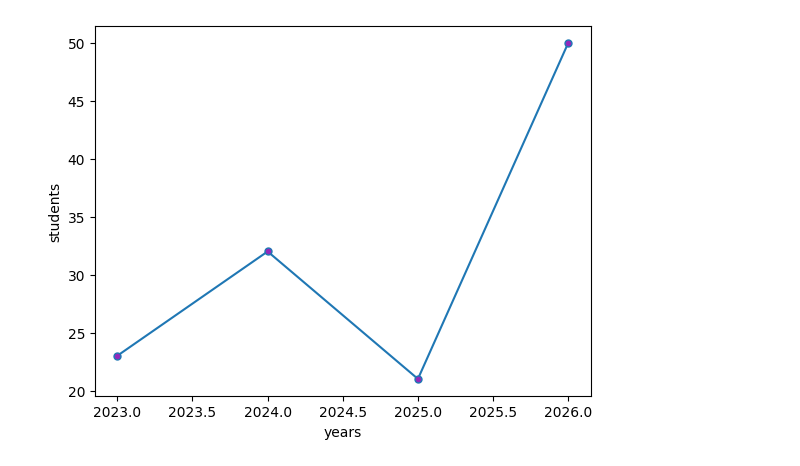
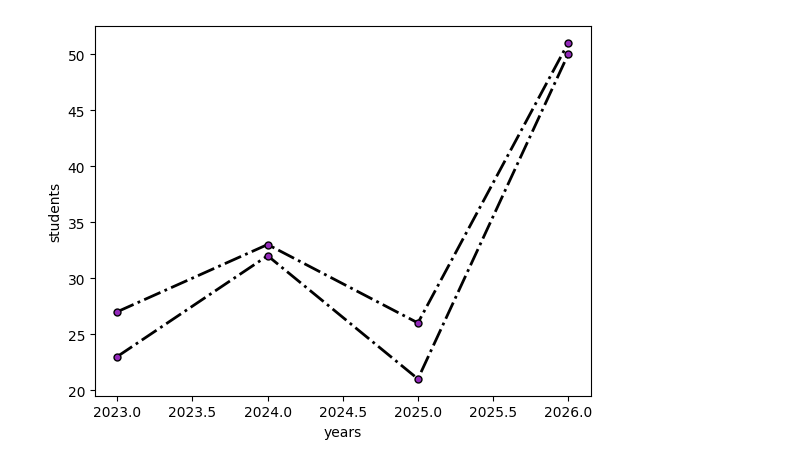
Before and after one commit to sameerdiwse/python-visualization, a Jupyter notebook: Matplotlib_Visualization_Code/Visualization_Practice.ipynb, the cells around one changed output. Cells and saved outputs as stored; diff of their text form; code cells hidden in the pictures.

Commit message:
pushing plot customizations

```diff
--- a/Matplotlib_Visualization_Code/Visualization_Practice.ipynb
+++ b/Matplotlib_Visualization_Code/Visualization_Practice.ipynb
@@ -4,15 +5,16 @@ import numpy as np
 # %%
 X = [2023, 2024, 2025, 2026]
-y = [23,32,21,50]
-
+y1 = [23,32,21,50]
+y2 = [27,33,26,51]
 XX=np.array(X)
-yy=np.array(y)
-
+yy1=np.array(y1)
+yy2=np.array(y2)
 plt.xlabel('years')
 plt.ylabel('students')
 
-plt.plot(XX, yy, marker='o', markersize=5, markerfacecolor="#9329ba");
+line_styles = dict( marker='o', markersize=5, markerfacecolor="#9329ba", markeredgecolor="black", linestyle='dashdot', linewidth=2, color='black')
 
-plt.show()
+plt.plot(XX, yy, **line_styles);
+plt.plot(XX, yy2, **line_styles);
 # %% [output]
-[figure, old version]
+[figure, new version]
```
Also changed, not shown: parts of 1 cell of this notebook.
